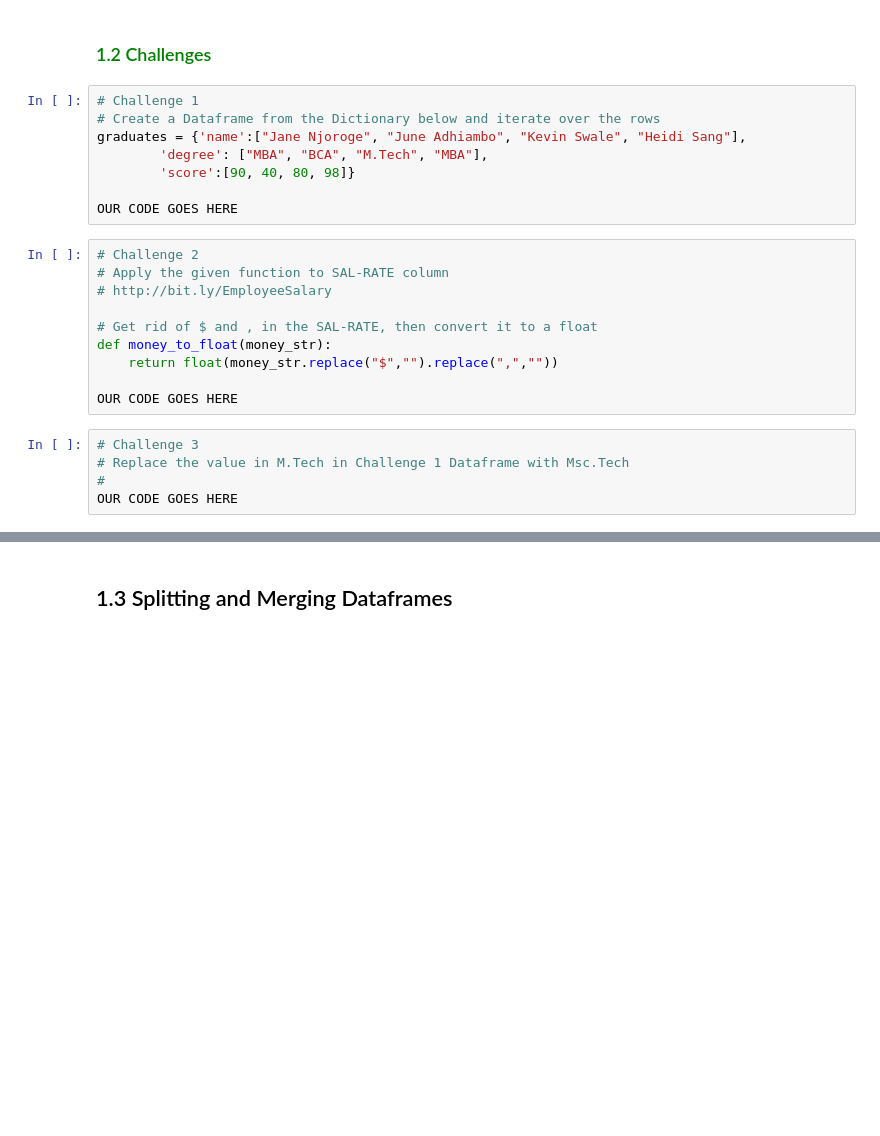
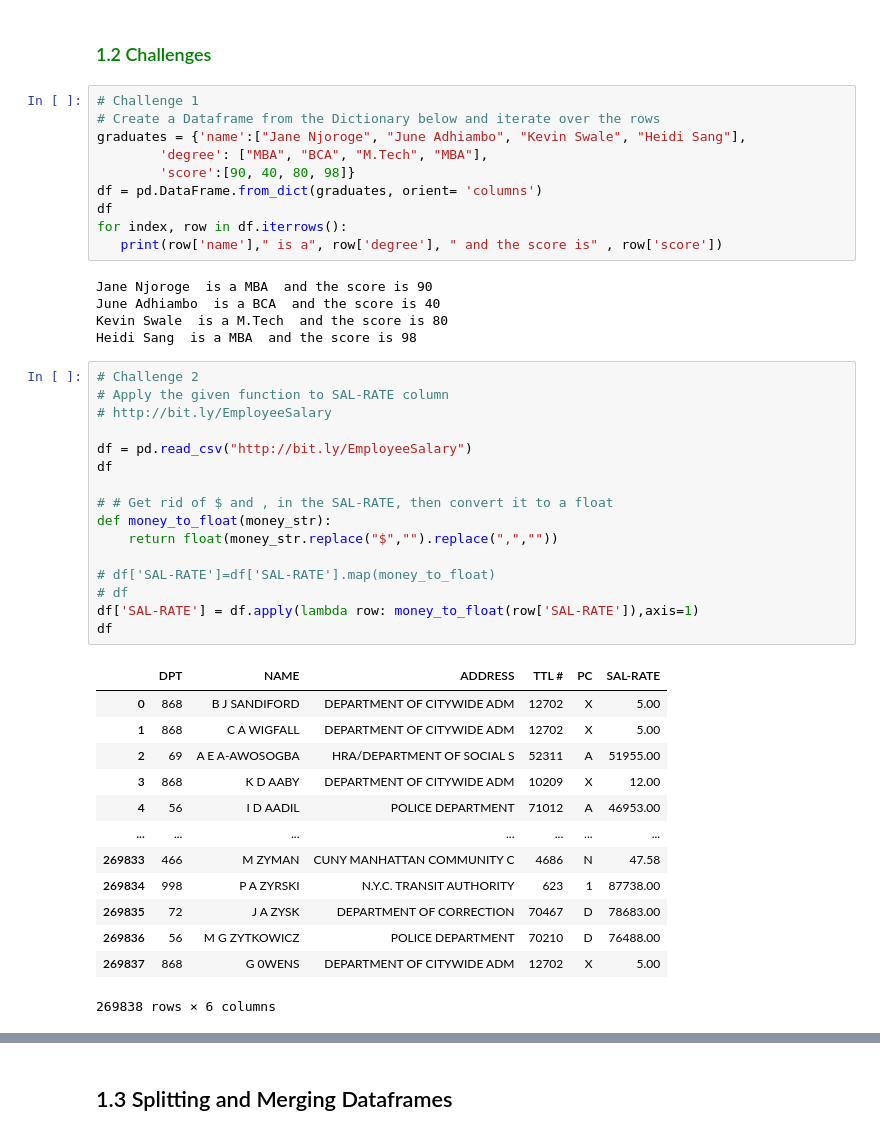
Before and after one commit to pavansai909/python, a Jupyter notebook: Pandas_Basics.ipynb, the cells around one changed output, grey strips where cells are left out. Drawn from its saved outputs; the diff is of its cells as text; blank space fills up the shorter version.

```diff
--- a/Pandas_Basics.ipynb
+++ b/Pandas_Basics.ipynb
@@ -458,20 +450,42 @@ df
 graduates = {'name':["Jane Njoroge", "June Adhiambo", "Kevin Swale", "Heidi Sang"],
         'degree': ["MBA", "BCA", "M.Tech", "MBA"],
         'score':[90, 40, 80, 98]}
-
-OUR CODE GOES HERE
+df = pd.DataFrame.from_dict(graduates, orient= 'columns')
+df
+for index, row in df.iterrows():
+   print(row['name']," is a", row['degree'], " and the score is" , row['score'])
+# %% [output]
+Jane Njoroge  is a MBA  and the score is 90
+June Adhiambo  is a BCA  and the score is 40
+Kevin Swale  is a M.Tech  and the score is 80
+Heidi Sang  is a MBA  and the score is 98
 # %%
 # Challenge 2
 # Apply the given function to SAL-RATE column
 # http://bit.ly/EmployeeSalary
 
-# Get rid of $ and , in the SAL-RATE, then convert it to a float
+df = pd.read_csv("http://bit.ly/EmployeeSalary")
+df
+
+# # Get rid of $ and , in the SAL-RATE, then convert it to a float
 def money_to_float(money_str):
     return float(money_str.replace("$","").replace(",",""))
 
-OUR CODE GOES HERE
+# df['SAL-RATE']=df['SAL-RATE'].map(money_to_float)
+# df
+df['SAL-RATE'] = df.apply(lambda row: money_to_float(row['SAL-RATE']),axis=1)
+df
+# %% [output]
+|  | DPT | NAME | ADDRESS | TTL # | PC | SAL-RATE |
+| 0 | 868 | B J SANDIFORD | DEPARTMENT OF CITYWIDE ADM | 12702 | X | 5.00 |
+| 1 | 868 | C A WIGFALL | DEPARTMENT OF CITYWIDE ADM | 12702 | X | 5.00 |
+| 2 | 69 | A E A-AWOSOGBA | HRA/DEPARTMENT OF SOCIAL S | 52311 | A | 51955.00 |
+| 3 | 868 | K D AABY | DEPARTMENT OF CITYWIDE ADM | 10209 | X | 12.00 |
+| 4 | 56 | I D AADIL | POLICE DEPARTMENT | 71012 | A | 46953.00 |
+| ... | ... | ... | ... | ... | ... | ... |
+| 269833 | 466 | M ZYMAN | CUNY MANHATTAN COMMUNITY C | 4686 | N | 47.58 |
+| 269834 | 998 | P A ZYRSKI | N.Y.C. TRANSIT AUTHORITY | 623 | 1 | 87738.00 |
+| 269835 | 72 | J A ZYSK | DEPARTMENT OF CORRECTION | 70467 | D | 78683.00 |
+| 269836 | 56 | M G ZYTKOWICZ | POLICE DEPARTMENT | 70210 | D | 76488.00 |
+| 269837 | 868 | G 0WENS | DEPARTMENT OF CITYWIDE ADM | 12702 | X | 5.00 |
+269838 rows × 6 columns
-# %%
-# Challenge 3
-# Replace the value in M.Tech in Challenge 1 Dataframe with Msc.Tech
-#
-OUR CODE GOES HERE
```
Also changed, not shown: parts of 29 cells of this notebook, 3 other files.
